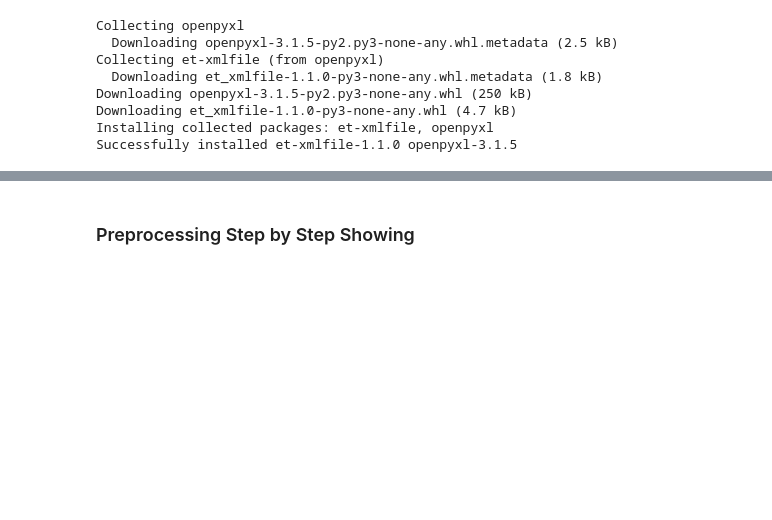
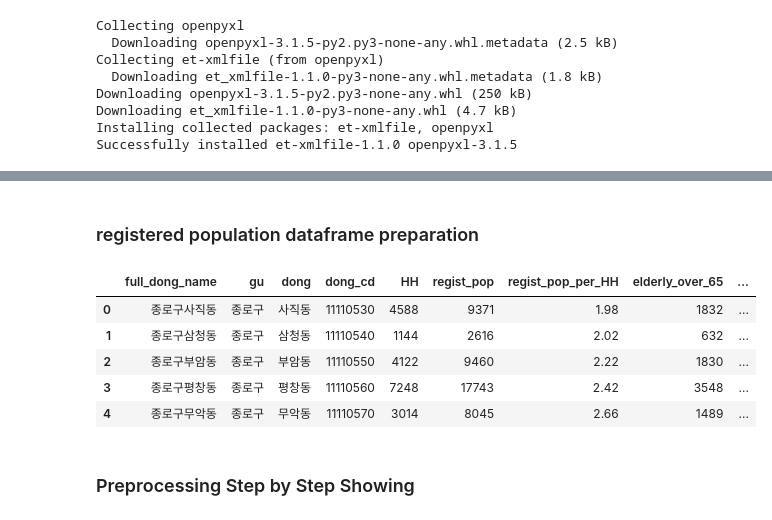
Before and after one commit to jieun0441/XMC, a Jupyter notebook: M-B_Self_containment Calculation_dong_ver2.ipynb, the cells around one changed output, grey strips where cells are left out. Saved outputs shown, nothing was run; the diff lists cells and outputs as text; code cells hidden in the pictures; blank space fills up the shorter version.

```diff
--- a/M-B_Self_containment Calculation_dong_ver2.ipynb
+++ b/M-B_Self_containment Calculation_dong_ver2.ipynb
@@ -46,3 +90,15 @@ Successfully installed et-xmlfile-1.1.0 openpyxl-3.1.5
+# %% [markdown]
+### registered population dataframe preparation
+# %%
+df_registered_pop = pd.read_excel('/content/drive/MyDrive/FMC_Data/Population_variable/Registeredpopulation_by_dong_2023_1.xlsx', )
+df_registered_pop.head()
+# %% [output]
+|  | full_dong_name | gu | dong | dong_cd | HH | regist_pop | regist_pop_per_HH | elderly_over_65 | ... |
+| 0 | 종로구사직동 | 종로구 | 사직동 | 11110530 | 4588 | 9371 | 1.98 | 1832 | ... |
+| 1 | 종로구삼청동 | 종로구 | 삼청동 | 11110540 | 1144 | 2616 | 2.02 | 632 | ... |
+| 2 | 종로구부암동 | 종로구 | 부암동 | 11110550 | 4122 | 9460 | 2.22 | 1830 | ... |
+| 3 | 종로구평창동 | 종로구 | 평창동 | 11110560 | 7248 | 17743 | 2.42 | 3548 | ... |
+| 4 | 종로구무악동 | 종로구 | 무악동 | 11110570 | 3014 | 8045 | 2.66 | 1489 | ... |
 # %% [markdown]
 ### Preprocessing Step by Step Showing
 # %%
```
Also changed, not shown: parts of 6 cells of this notebook.
